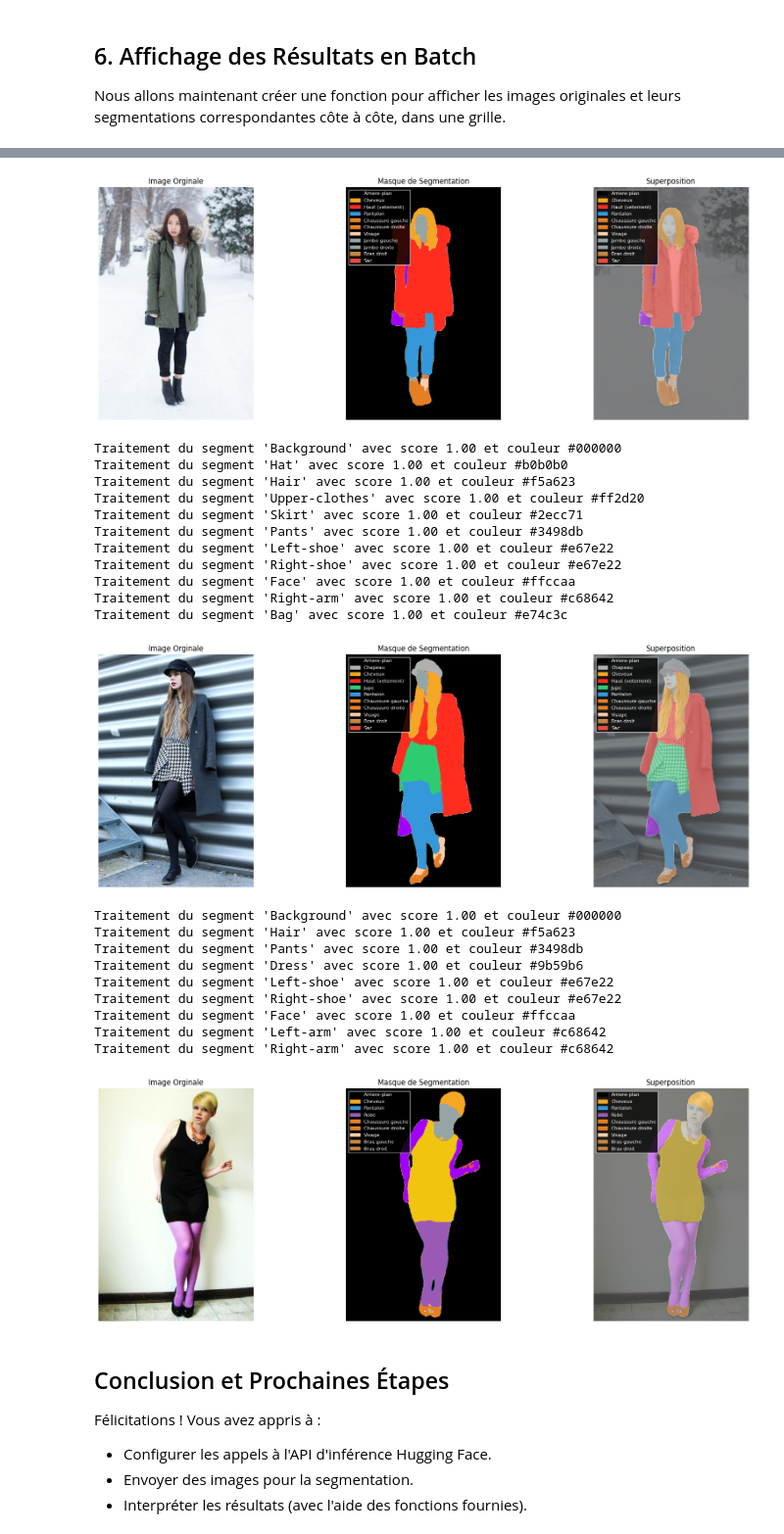
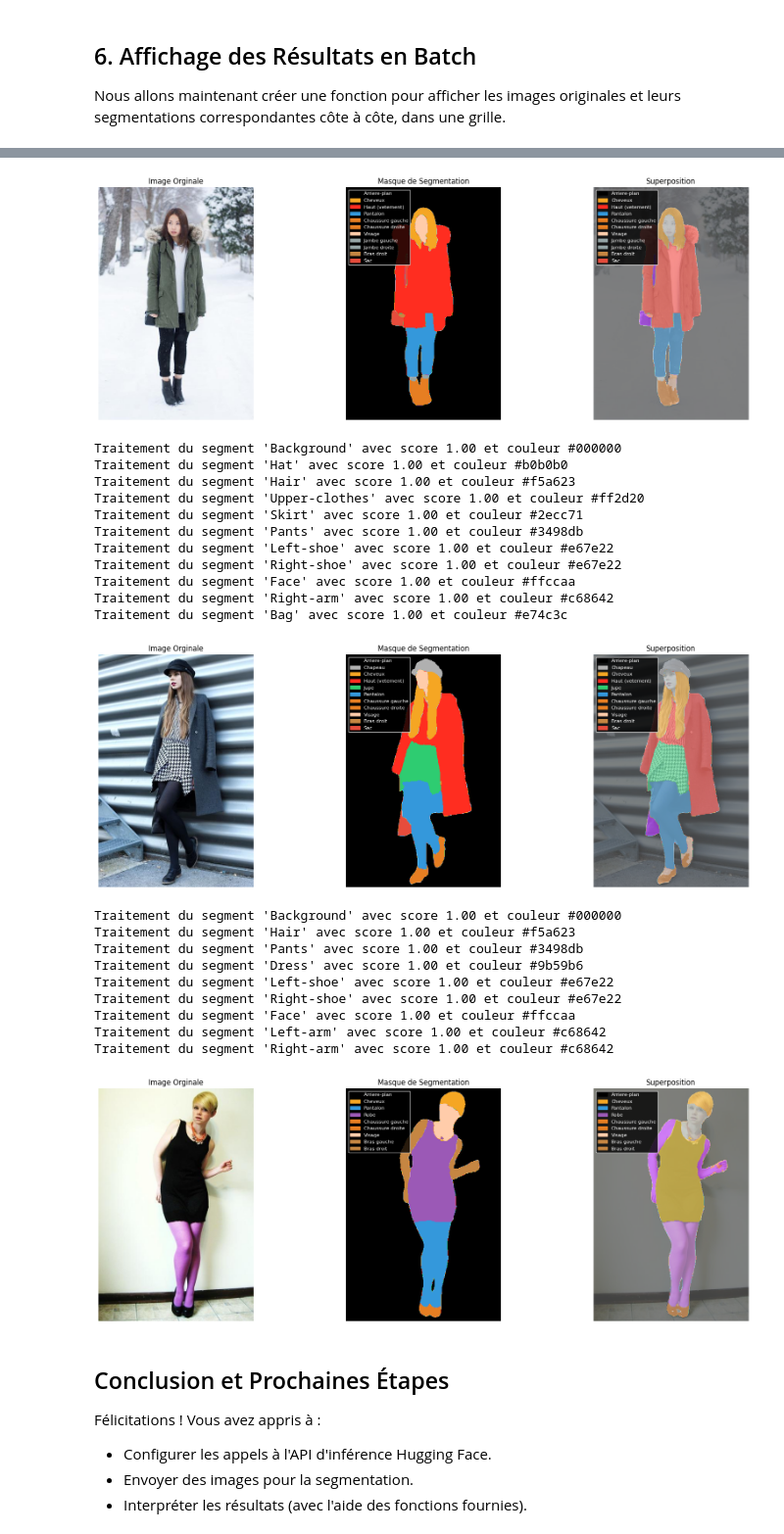
Before and after one commit to aurelienlozes/Exercice---Requetez-des-services-IA, a Jupyter notebook: huggingface_api_cloth_seg.ipynb, the cells around one changed output, grey strips where cells are left out. Shown at 98% size. Cells and saved outputs as stored; diff of their text form; code cells hidden in the pictures.

Commit message:
Debug color match

```diff
--- a/huggingface_api_cloth_seg.ipynb
+++ b/huggingface_api_cloth_seg.ipynb
@@ -489,7 +489,7 @@ def display_segmented_images_batch(image_names, segmentation_masks, segmentation
 
             # segmentation
             axes[1].set_title("Masque de Segmentation")
-            axes[1].imshow(mask, cmap=SEGMENT_CMAP)
+            axes[1].imshow(mask, cmap=SEGMENT_CMAP, vmin=0, vmax=len(SEGMENT_COLORS) - 1)
             axes[1].axis('off')
 
 
@@ -567,36 +567,36 @@ Traitement du segment 'Background' avec score 1.00 et couleur #000000
 Traitement du segment 'Hair' avec score 1.00 et couleur #f5a623
 Traitement du segment 'Upper-clothes' avec score 1.00 et couleur #ff2d20
 Traitement du segment 'Pants' avec score 1.00 et couleur #3498db
 Traitement du segment 'Left-shoe' avec score 1.00 et couleur #e67e22
 Traitement du segment 'Right-shoe' avec score 1.00 et couleur #e67e22
 Traitement du segment 'Face' avec score 1.00 et couleur #ffccaa
 Traitement du segment 'Left-leg' avec score 1.00 et couleur #95a5a6
 Traitement du segment 'Right-leg' avec score 1.00 et couleur #95a5a6
 Traitement du segment 'Right-arm' avec score 1.00 et couleur #c68642
 Traitement du segment 'Bag' avec score 1.00 et couleur #e74c3c
-[figure, old version]
+[figure, new version]
 Traitement du segment 'Background' avec score 1.00 et couleur #000000
 Traitement du segment 'Hat' avec score 1.00 et couleur #b0b0b0
 Traitement du segment 'Hair' avec score 1.00 et couleur #f5a623
 Traitement du segment 'Upper-clothes' avec score 1.00 et couleur #ff2d20
 Traitement du segment 'Skirt' avec score 1.00 et couleur #2ecc71
 Traitement du segment 'Pants' avec score 1.00 et couleur #3498db
 Traitement du segment 'Left-shoe' avec score 1.00 et couleur #e67e22
 Traitement du segment 'Right-shoe' avec score 1.00 et couleur #e67e22
 Traitement du segment 'Face' avec score 1.00 et couleur #ffccaa
 Traitement du segment 'Right-arm' avec score 1.00 et couleur #c68642
 Traitement du segment 'Bag' avec score 1.00 et couleur #e74c3c
-[figure, old version]
+[figure, new version]
 Traitement du segment 'Background' avec score 1.00 et couleur #000000
 Traitement du segment 'Hair' avec score 1.00 et couleur #f5a623
 Traitement du segment 'Pants' avec score 1.00 et couleur #3498db
 Traitement du segment 'Dress' avec score 1.00 et couleur #9b59b6
 Traitement du segment 'Left-shoe' avec score 1.00 et couleur #e67e22
 Traitement du segment 'Right-shoe' avec score 1.00 et couleur #e67e22
 Traitement du segment 'Face' avec score 1.00 et couleur #ffccaa
 Traitement du segment 'Left-arm' avec score 1.00 et couleur #c68642
 Traitement du segment 'Right-arm' avec score 1.00 et couleur #c68642
-[figure, old version]
+[figure, new version]
 # %% [markdown]
 ## Conclusion et Prochaines Étapes
 
```
Also changed, not shown: 3 other files.
